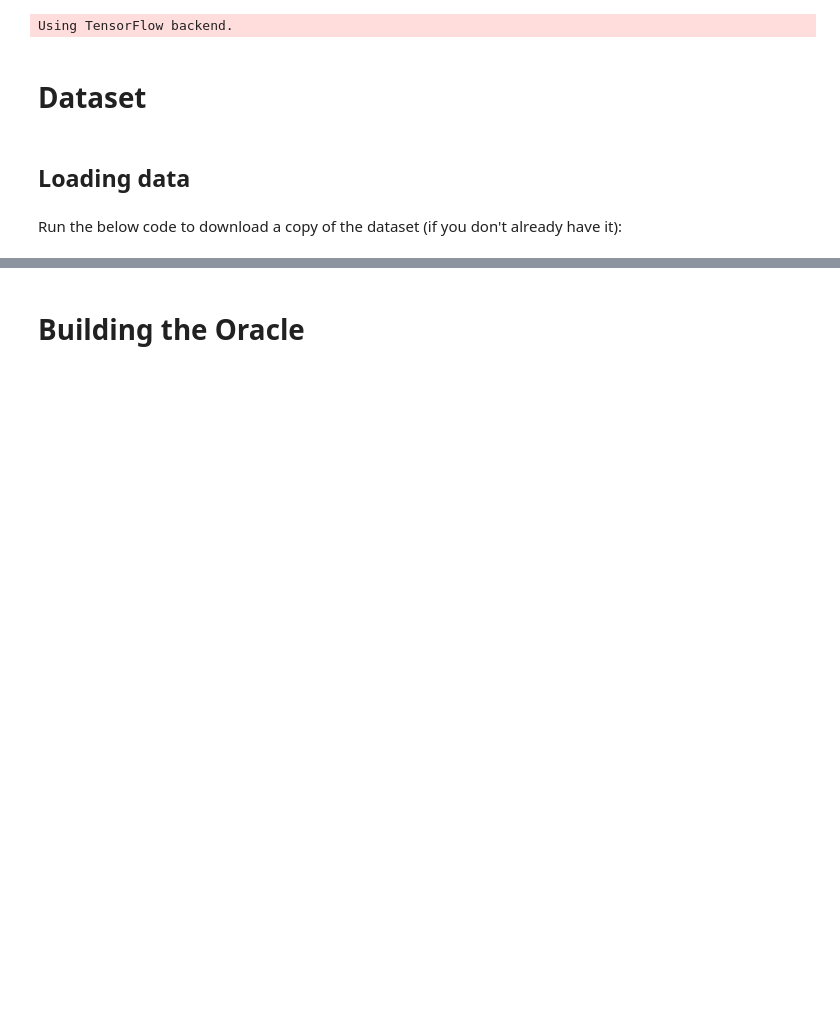
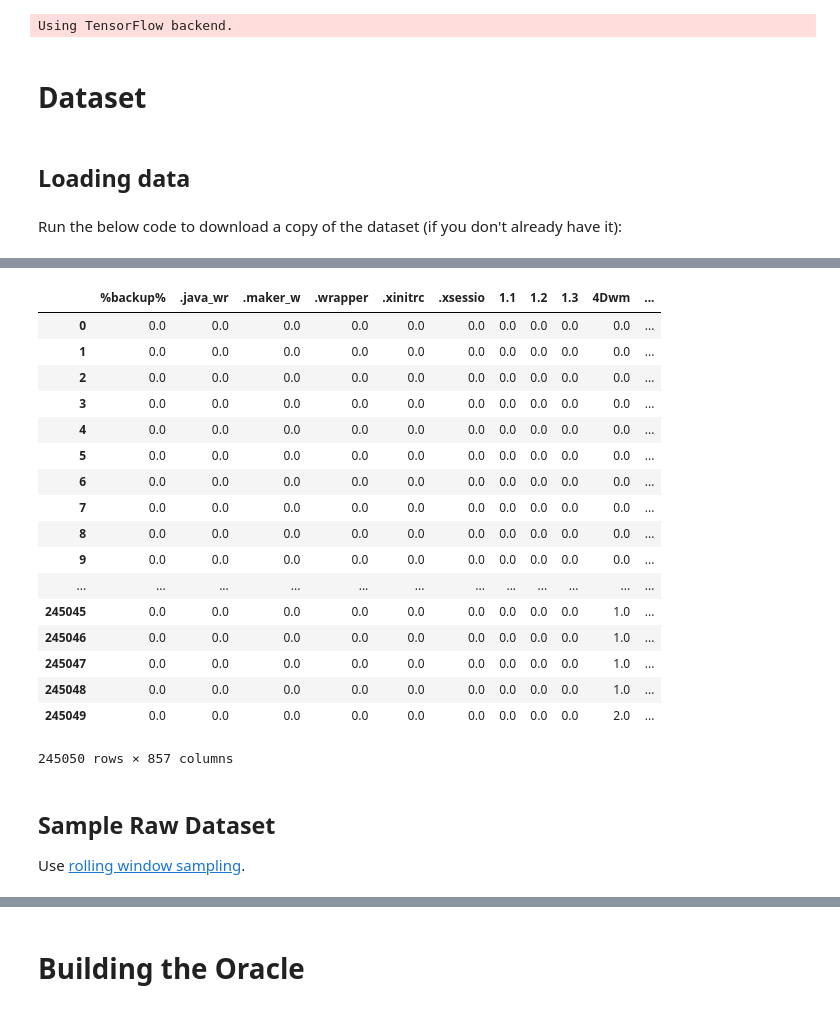
Before and after one commit to sydneyvert/Fooling-our-Neural-Network, a Jupyter notebook: documentation/oracle-model-and-real-data.ipynb, the cells around one changed output, grey strips where cells are left out. Drawn from its saved outputs; the diff is of its cells as text; code cells hidden in the pictures; blank space fills up the shorter version.

```diff
--- a/documentation/oracle-model-and-real-data.ipynb
+++ b/documentation/oracle-model-and-real-data.ipynb
@@ -955,0 +124,32 @@ raw_training_labels =  numpy.random.randint(
+# %%
+labelled_training_dataset = pandas.concat([
+        rolling_window_command_counts(commands, 100)
+        for user, commands in train.iteritems()
+    ],
+    ignore_index=True,  # reset index to go from 0 to 4900
+)
+
+labelled_training_dataset
+# %% [output]
+|  | %backup% | .java_wr | .maker_w | .wrapper | .xinitrc | .xsessio | 1.1 | 1.2 | 1.3 | 4Dwm | ... |
+| 0 | 0.0 | 0.0 | 0.0 | 0.0 | 0.0 | 0.0 | 0.0 | 0.0 | 0.0 | 0.0 | ... |
+| 1 | 0.0 | 0.0 | 0.0 | 0.0 | 0.0 | 0.0 | 0.0 | 0.0 | 0.0 | 0.0 | ... |
+| 2 | 0.0 | 0.0 | 0.0 | 0.0 | 0.0 | 0.0 | 0.0 | 0.0 | 0.0 | 0.0 | ... |
+| 3 | 0.0 | 0.0 | 0.0 | 0.0 | 0.0 | 0.0 | 0.0 | 0.0 | 0.0 | 0.0 | ... |
+| 4 | 0.0 | 0.0 | 0.0 | 0.0 | 0.0 | 0.0 | 0.0 | 0.0 | 0.0 | 0.0 | ... |
+| 5 | 0.0 | 0.0 | 0.0 | 0.0 | 0.0 | 0.0 | 0.0 | 0.0 | 0.0 | 0.0 | ... |
+| 6 | 0.0 | 0.0 | 0.0 | 0.0 | 0.0 | 0.0 | 0.0 | 0.0 | 0.0 | 0.0 | ... |
+| 7 | 0.0 | 0.0 | 0.0 | 0.0 | 0.0 | 0.0 | 0.0 | 0.0 | 0.0 | 0.0 | ... |
+| 8 | 0.0 | 0.0 | 0.0 | 0.0 | 0.0 | 0.0 | 0.0 | 0.0 | 0.0 | 0.0 | ... |
+| 9 | 0.0 | 0.0 | 0.0 | 0.0 | 0.0 | 0.0 | 0.0 | 0.0 | 0.0 | 0.0 | ... |
+| ... | ... | ... | ... | ... | ... | ... | ... | ... | ... | ... | ... |
+| 245045 | 0.0 | 0.0 | 0.0 | 0.0 | 0.0 | 0.0 | 0.0 | 0.0 | 0.0 | 1.0 | ... |
+| 245046 | 0.0 | 0.0 | 0.0 | 0.0 | 0.0 | 0.0 | 0.0 | 0.0 | 0.0 | 1.0 | ... |
+| 245047 | 0.0 | 0.0 | 0.0 | 0.0 | 0.0 | 0.0 | 0.0 | 0.0 | 0.0 | 1.0 | ... |
+| 245048 | 0.0 | 0.0 | 0.0 | 0.0 | 0.0 | 0.0 | 0.0 | 0.0 | 0.0 | 1.0 | ... |
+| 245049 | 0.0 | 0.0 | 0.0 | 0.0 | 0.0 | 0.0 | 0.0 | 0.0 | 0.0 | 2.0 | ... |
+245050 rows × 857 columns
+# %% [markdown]
+## Sample Raw Dataset
+
+Use [rolling window sampling](https://pcp.io/books/PCP_PG/html/LE42586-PARENT.html).
```
Also changed, not shown: parts of 23 cells of this notebook.
